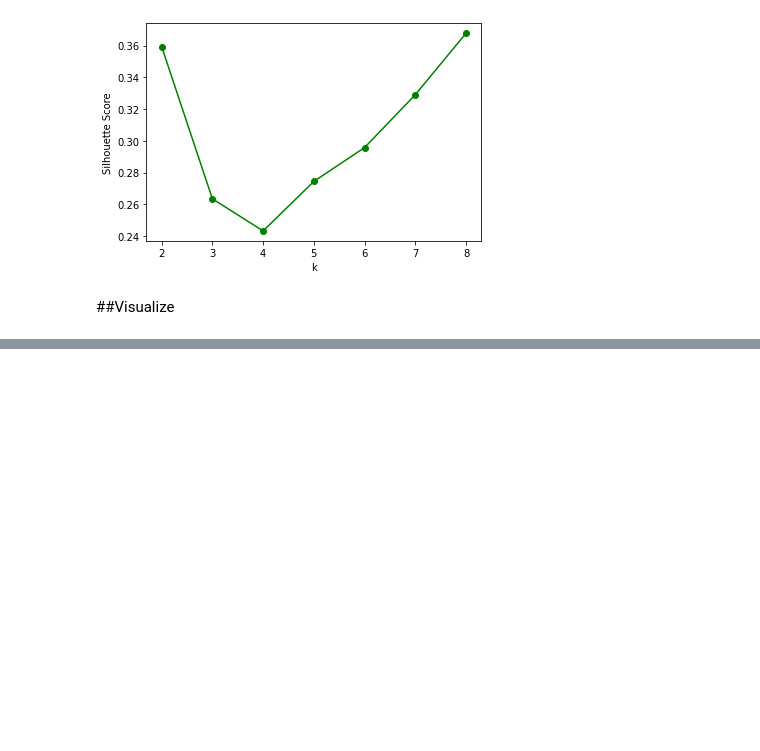
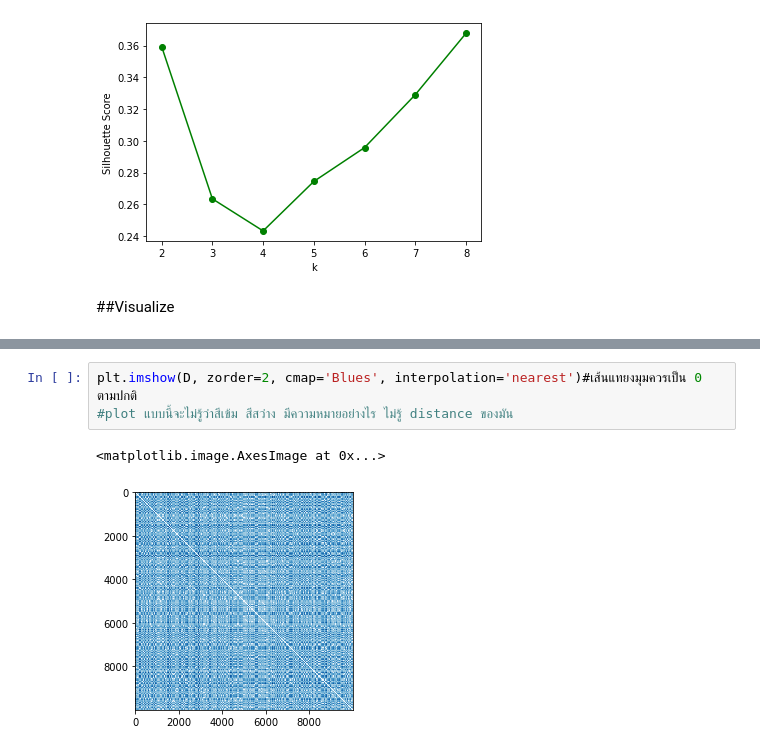
Before and after one commit to suphalaksana/Multivariate, a Jupyter notebook: Multivariate_Exam.ipynb, the cells around one changed output, grey strips where cells are left out. Cells and saved outputs as stored; diff of their text form; blank space fills up the shorter version.

```diff
--- a/Multivariate_Exam.ipynb
+++ b/Multivariate_Exam.ipynb
@@ -195,0 +262,6 @@ plt.ylabel('Silhouette Score');
+# %%
+plt.imshow(D, zorder=2, cmap='Blues', interpolation='nearest')#เส้นแทยงมุมควรเป็น 0 ตามปกติ
+#plot แบบนี้จะไม่รู้ว่าสีเข้ม สีสว่าง มีความหมายอย่างไร ไม่รู้ distance ของมัน
+# %% [output]
+<matplotlib.image.AxesImage at 0x...>
+[figure, added]
```
Also changed, not shown: parts of 25 cells of this notebook.
